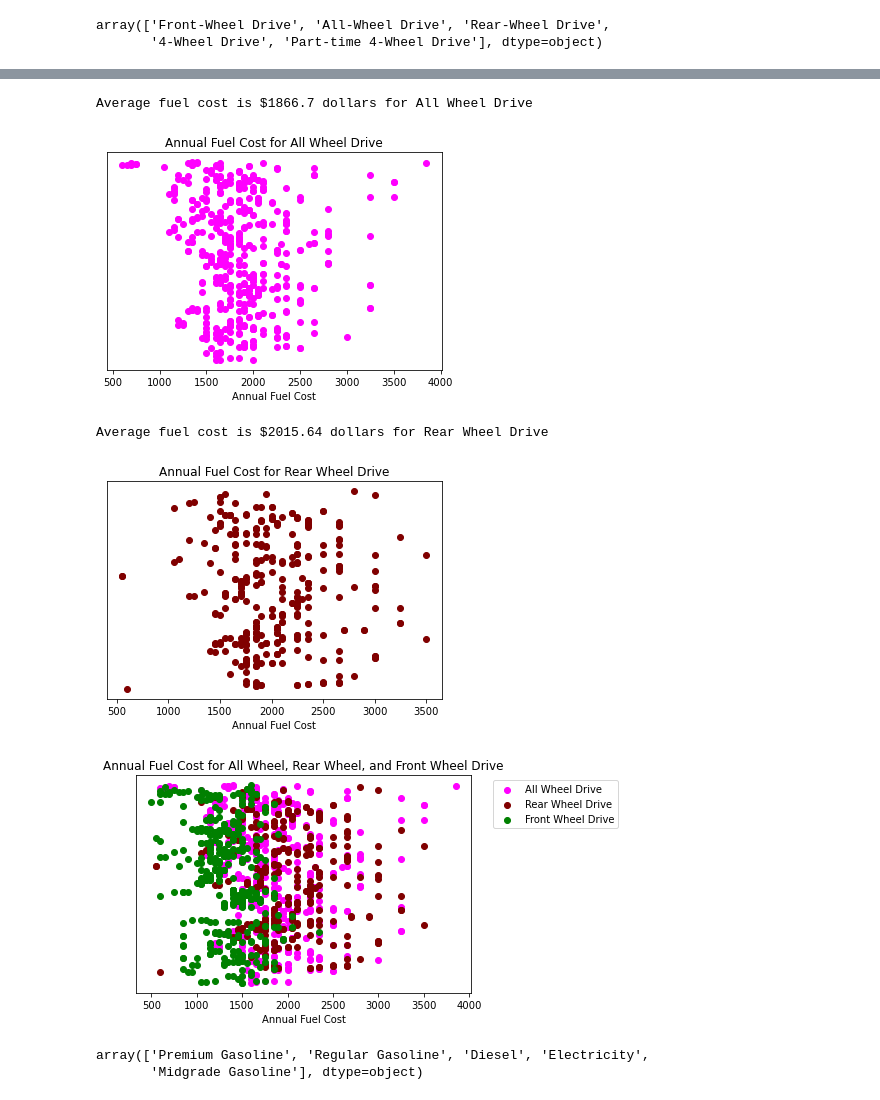
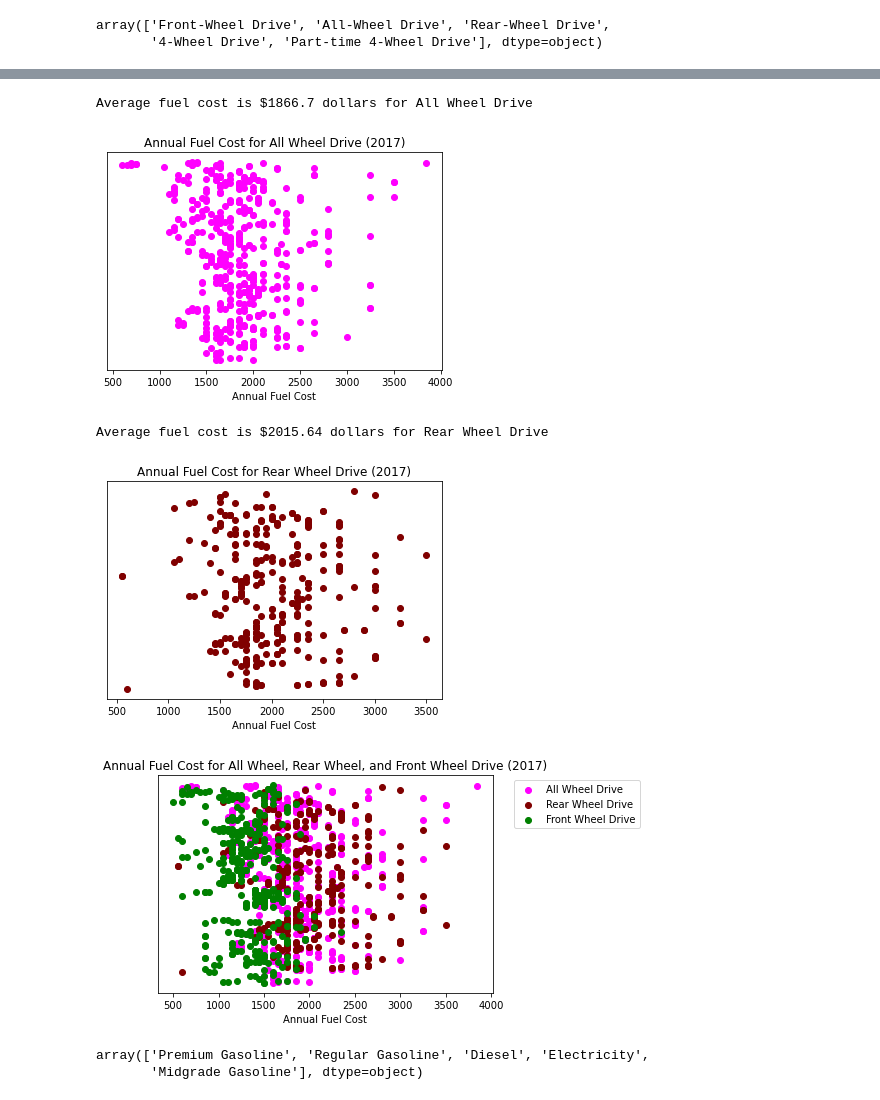
Before and after one commit to geraldwattsthethird/Fuel-Cost-Analysis, a Jupyter notebook: Fuel_Cost.ipynb, the cells around one changed output, grey strips where cells are left out. Cells and saved outputs as stored; diff of their text form; code cells hidden in the pictures.

Commit message:
updated charts

```diff
--- a/Fuel_Cost.ipynb
+++ b/Fuel_Cost.ipynb
@@ -429,7 +429,7 @@ ax.axes.yaxis.set_visible(False)
 
 # Labels
 plt.xlabel("Annual Fuel Cost")
-plt.title("Annual Fuel Cost for All Wheel Drive")
+plt.title("Annual Fuel Cost for All Wheel Drive (2017)")
 
 av_all_wh = all_wh['Annual Fuel Cost (FT1)'].mean()
 print(f'Average fuel cost is ${round(av_all_wh, 2)} dollars for All Wheel Drive')
@@ -437,7 +437,7 @@ print(f'Average fuel cost is ${round(av_all_wh, 2)} dollars for All Wheel Drive'
 plt.savefig("../Fuel-Cost-Analysis/Analysis/Annual Fuel Cost for All Wheel Drive.png")
 # %% [output]
 Average fuel cost is $1866.7 dollars for All Wheel Drive
-[figure, old version]
+[figure, new version]
 # %%
 #Rear wheel drive
 r_fuel_cost = rear['Annual Fuel Cost (FT1)']
@@ -451,7 +451,7 @@ ax.axes.yaxis.set_visible(False)
 
 # Labels
 plt.xlabel("Annual Fuel Cost")
-plt.title("Annual Fuel Cost for Rear Wheel Drive")
+plt.title("Annual Fuel Cost for Rear Wheel Drive (2017)")
 
 av_rear = rear['Annual Fuel Cost (FT1)'].mean()
 print(f'Average fuel cost is ${round(av_rear, 2)} dollars for Rear Wheel Drive')
@@ -459,25 +459,25 @@ print(f'Average fuel cost is ${round(av_rear, 2)} dollars for Rear Wheel Drive')
 plt.savefig("../Fuel-Cost-Analysis/Analysis/Annual Fuel Cost for Rear Wheel Drive.png")
 # %% [output]
 Average fuel cost is $2015.64 dollars for Rear Wheel Drive
-[figure, old version]
+[figure, new version]
 # %%
 #Combined all data for comparison
 all_plot = plt.scatter(a_fuel_cost, a_v_id, color="magenta", label="All Wheel Drive")
 rear_plot = plt.scatter(r_fuel_cost, r_v_id, color="maroon", label="Rear Wheel Drive")
 front_plot = plt.scatter(f_fuel_cost, f_v_id, color="green", label="Front Wheel Drive")
 
 # Make y axis disappear #magic
 ax = plt.gca()
 ax.axes.yaxis.set_visible(False)
 
 # Labels
 plt.xlabel("Annual Fuel Cost")
-plt.title("Annual Fuel Cost for All Wheel, Rear Wheel, and Front Wheel Drive")
+plt.title("Annual Fuel Cost for All Wheel, Rear Wheel, and Front Wheel Drive (2017)")
 plt.legend(handles=[all_plot, rear_plot, front_plot], bbox_to_anchor=(1.05, 1), loc='upper left')
 
 plt.savefig("../Fuel-Cost-Analysis/Analysis/Annual Fuel Cost for All Wheel, Rear Wheel, and Front Wheel Drive.png", bbox_inches='tight')
 # %% [output]
-[figure, old version]
+[figure, new version]
 # %%
 fuel_type2017 = cleaned_data2['Fuel Type 1']
 fuel_type2017.unique()
```
Also changed, not shown: parts of 14 cells of this notebook, 17 other files.
